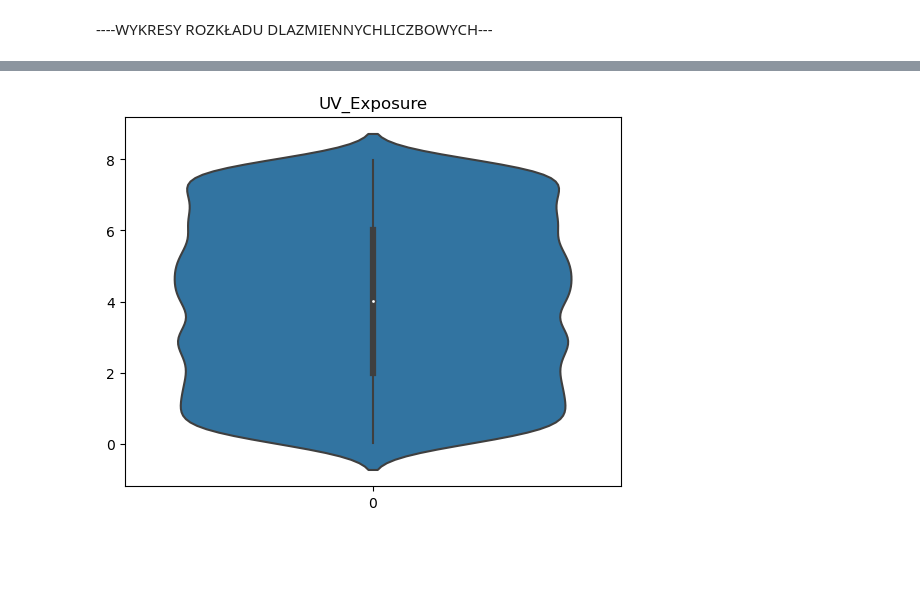
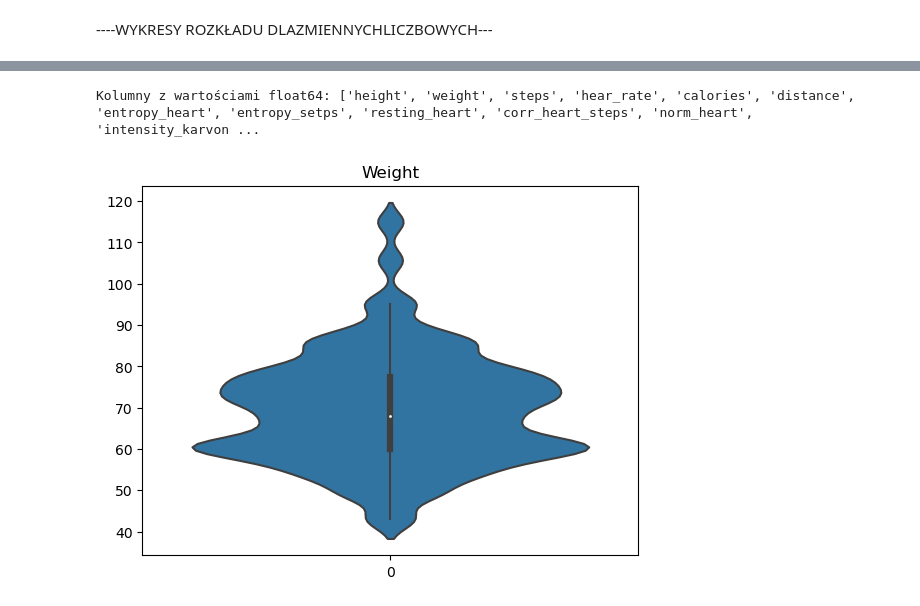
Before and after one commit to infoshareacademy/jdszr16-pajtoners, a Jupyter notebook: Zofia/braki,niespolnosc,wykresy_rozkladu.ipynb, the cells around one changed output, grey strips where cells are left out. Cells and saved outputs as stored; diff of their text form; code cells hidden in the pictures; blank space fills up the shorter version.

```diff
--- a/Zofia/braki,niespolnosc,wykresy_rozkladu.ipynb
+++ b/Zofia/braki,niespolnosc,wykresy_rozkladu.ipynb
@@ -254,6 +73,14 @@ plt.show()
-# %%
-sns.violinplot(data=final_dt["UV_Exposure"])
-plt.title("UV_Exposure")
-plt.show()
-# %% [output]
-[figure, removed]
+# %%
+# Filtracja kolumn o typie float64
+float_cols = data.select_dtypes(include=['float64']).columns
+
+# Wyświetlenie kolumn o typie float64
+print("Kolumny z wartościami float64:", float_cols.tolist())
+# %% [output]
+Kolumny z wartościami float64: ['height', 'weight', 'steps', 'hear_rate', 'calories', 'distance', 'entropy_heart', 'entropy_setps', 'resting_heart', 'corr_heart_steps', 'norm_heart', 'intensity_karvon ...
+# %%
+sns.violinplot(data=data["weight"])
+plt.title("Weight")
+plt.show()
+# %% [output]
+[figure, added]
```
Also changed, not shown: parts of 52 cells of this notebook, 4 other files.
